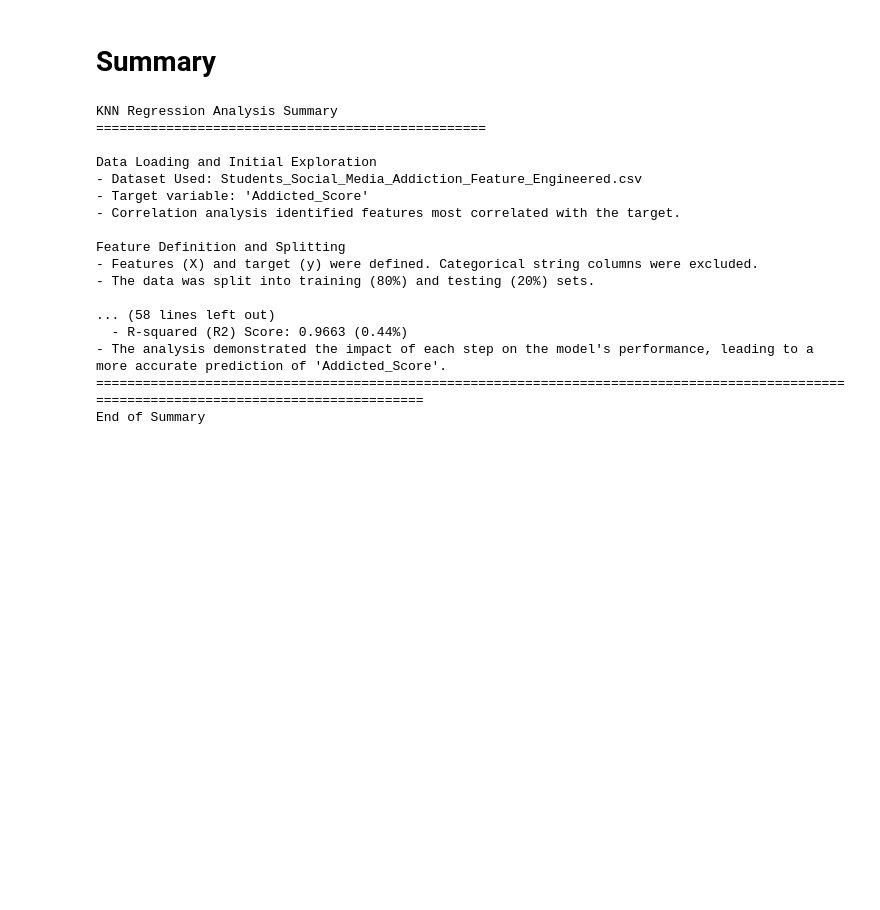
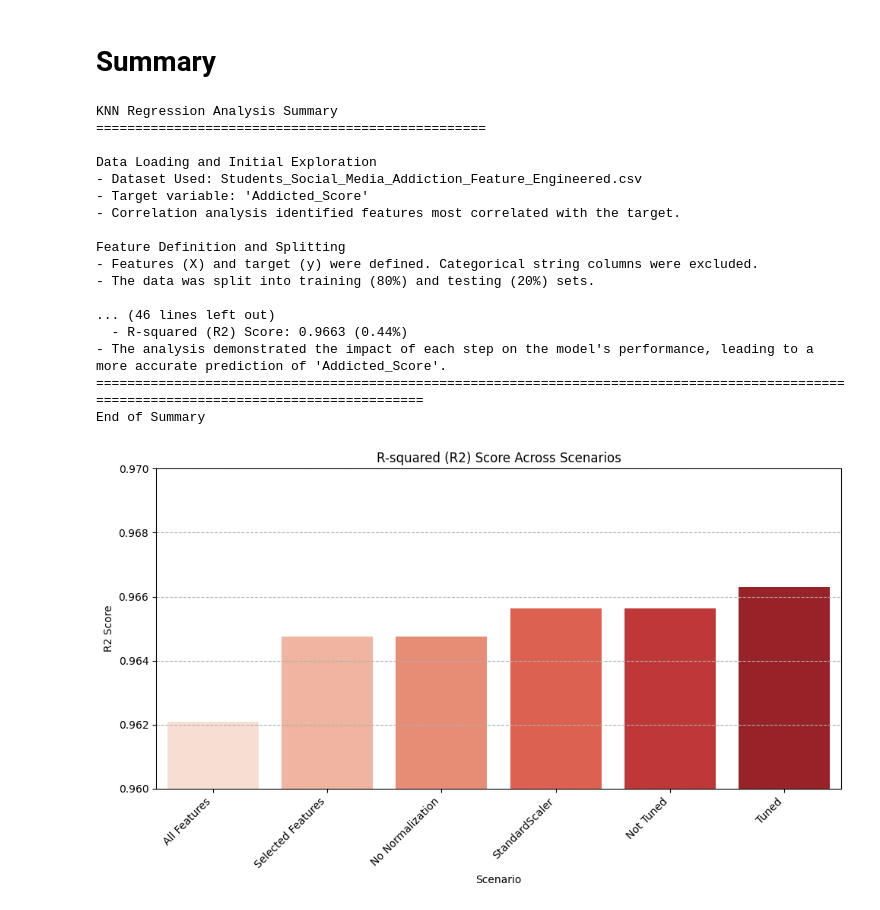
Before and after one commit to tsaqifimtinan/finalproject-kel-8-pm-d, a Jupyter notebook: KNN/KNN_Regression_Analysis.ipynb, the cells around one changed output. Saved outputs shown, nothing was run; the diff lists cells and outputs as text; code cells hidden in the pictures; blank space fills up the shorter version.

```diff
--- a/KNN/KNN_Regression_Analysis.ipynb
+++ b/KNN/KNN_Regression_Analysis.ipynb
@@ -632,68 +623,50 @@ print("\nScenario Analysis: Improving Model Performance")
 
 print("\nFeature Selection Analysis")
 print("- Scenario 1.1: Using All Features: The KNN model was trained and evaluated using all available numerical features.")
-print(f"  - MAE: {mae_all_features:.4f}, MSE: {mse_all_features:.4f}, RMSE: {rmse_all_features:.4f}, R2: {r2_all_features:.4f}")
+print(f"  - R2: {r2_all_features:.4f}")
 print("- Scenario 1.2: Using SelectKBest:*Feature selection using SelectKBest with `f_regression` was applied.")
 print("- A search was conducted to find the optimal number of features (k) to select based on maximizing the R2 score.")
 print(f"- The optimal number of features found was: {optimal_num_features}")
 print(f"- The selected feature names are: {selected_feature_names.tolist()}")
 print("- The KNN model was trained and evaluated using only these selected features.")
-print(f"  - MAE: {mae_selected_features:.4f}, MSE: {mse_selected_features:.4f}, RMSE: {rmse_selected_features:.4f}, R2: {r2_selected_features:.4f}")
+print(f"  - R2: {r2_selected_features:.4f}")
 print(f"- Best Feature Selection Strategy: Based on the comparison of R2 scores, the best scenario was: {best_scenario}.")
 
-mae_fs_improvement_percent = ((mae_selected_features - mae_all_features) / mae_all_features) * 100
-mse_fs_improvement_percent = ((mse_selected_features - mae_all_features) / mae_all_features) * 100
-rmse_fs_improvement_percent = ((rmse_selected_features - rmse_all_features) / rmse_all_features) * 100
 r2_fs_improvement_percent = ((r2_selected_features - r2_all_features) / r2_all_features) * 100
 
 print("  - Using selected features led to the following changes:")
-print(f"    - MAE changed from {mae_all_features:.4f} to {mae_selected_features:.4f} ({mae_fs_improvement_percent:.2f}%)")
-print(f"    - MSE changed from {mse_all_features:.4f} to {mse_selected_features:.4f} ({mse_fs_improvement_percent:.2f}%)")
-print(f"    - RMSE changed from {rmse_all_features:.4f} to {rmse_selected_features:.4f} ({rmse_fs_improvement_percent:.2f}%)")
 print(f"    - R2 changed from {r2_all_features:.4f} to {r2_selected_features:.4f} ({r2_fs_improvement_percent:.2f}%)")
 
 
 print("\nNormalization Analysis (Applied to the best feature set)")
 print("- Scenario 2.1: No Normalization: The KNN model was trained and evaluated on the selected features without scaling.")
-print(f"  - MAE: {mae_no_norm:.4f}, MSE: {mse_no_norm:.4f}, RMSE: {rmse_no_norm:.4f}, R2: {r2_no_norm:.4f}")
+print(f"  - R2: {r2_no_norm:.4f}")
 print("- Scenario 2.2: With StandardScaler: The selected features were scaled using StandardScaler.")
 print("- The KNN model was trained and evaluated on the scaled selected features.")
-print(f"  - MAE: {mae_scaled:.4f}, MSE: {mse_scaled:.4f}, RMSE: {rmse_scaled:.4f}, R2: {r2_scaled:.4f}")
+print(f"  - R2: {r2_scaled:.4f}")
 print(f"- Best Normalization Strategy: Based on the comparison of R2 scores, the best scenario was: {best_normalization_scenario}.")
 
-mae_norm_improvement_percent = ((mae_scaled - mae_no_norm) / mae_no_norm) * 100
-mse_norm_improvement_percent = ((mse_scaled - mse_no_norm) / mse_no_norm) * 100
-rmse_norm_improvement_percent = ((rmse_scaled - rmse_no_norm) / rmse_no_norm) * 100
 r2_norm_improvement_percent = ((r2_scaled - r2_no_norm) / r2_no_norm) * 100
 
 
 print("  - Applying StandardScaler led to the following changes:")
-print(f"    - MAE changed from {mae_no_norm:.4f} to {mae_scaled:.4f} ({mae_norm_improvement_percent:.2f}%)")
-print(f"    - MSE changed from {mse_no_norm:.4f} to {mse_scaled:.4f} ({mse_norm_improvement_percent:.2f}%)")
-print(f"    - RMSE changed from {rmse_no_norm:.4f} to {rmse_scaled:.4f} ({rmse_norm_improvement_percent:.2f}%)")
 print(f"    - R2 changed from {r2_no_norm:.4f} to {r2_scaled:.4f} ({r2_norm_improvement_percent:.2f}%)")
 
 
 print("\nParameter Tuning Analysis (Applied to the best feature set and normalization)")
 print("- Scenario 3.1: Not Tuned: The KNN model was trained using the initially found optimal `n_neighbors` ({optimal_k_value}) on the scaled selected features.")
-print(f"  - MAE: {mae_not_tuned:.4f}, MSE: {mse_not_tuned:.4f}, RMSE: {rmse_not_tuned:.4f}, R2: {r2_not_tuned:.4f}")
+print(f"  - R2: {r2_not_tuned:.4f}")
 print("- Scenario 3.2: Tuned (GridSearchCV): GridSearchCV was used to find the best `n_neighbors` within the range 1 to 39, using 5-fold cross-validation and minimizing negative MSE.")
 print(f"- The best `n_neighbors` found by GridSearchCV was: {best_n_neighbors}")
 print(f"- The corresponding cross-validation RMSE for the best `n_neighbors` was: {np.sqrt(-best_cv_score):.4f}")
 print("- A final KNN model was trained using the best `n_neighbors` ({best_n_neighbors}) on the entire scaled selected training data and evaluated on the test set.")
-print(f"  - MAE: {mae_tuned:.4f}, MSE: {mse_tuned:.4f}, RMSE: {rmse_tuned:.4f}, R2: {r2_tuned:.4f}")
+print(f"  - R2: {r2_tuned:.4f}")
 print(f"- Best Tuning Strategy: Based on the comparison of R2 scores on the test set, the best model was: {best_model}.")
 
-mae_tuned_improvement_percent = ((mae_tuned - mae_not_tuned) / mae_not_tuned) * 100
-mse_tuned_improvement_percent = ((mse_tuned - mse_not_tuned) / mse_not_tuned) * 100
-rmse_tuned_improvement_percent = ((rmse_tuned - rmse_not_tuned) / rmse_not_tuned) * 100
 r2_tuned_improvement_percent = ((r2_tuned - r2_not_tuned) / r2_not_tuned) * 100
 
 
 print("  - Tuning the `n_neighbors` parameter using GridSearchCV led to the following changes:")
-print(f"    - MAE changed from {mae_not_tuned:.4f} to {mae_tuned:.4f} ({mae_tuned_improvement_percent:.2f}%)")
-print(f"    - MSE changed from {mse_not_tuned:.4f} to {mse_tuned:.4f} ({mse_tuned_improvement_percent:.2f}%)")
-print(f"    - RMSE changed from {rmse_not_tuned:.4f} to {rmse_tuned:.4f} ({rmse_tuned_improvement_percent:.2f}%)")
 print(f"    - R2 changed from {r2_not_tuned:.4f} to {r2_tuned:.4f} ({r2_tuned_improvement_percent:.2f}%)")
 
 print("\nOverall Conclusion")
@@ -701,14 +674,8 @@ print("- The KNN Regression analysis involved steps for feature selection, norma
 print(f"- The best performing approach combined {best_scenario.lower()}, {best_normalization_scenario.lower()}, and {best_model.lower()}.")
 print("- The final tuned model, using scaled selected features and the best n_neighbors, achieved the following performance on the test set:")
 
-overall_mae_improvement_percent = ((mae_tuned - mae_all_features) / mae_all_features) * 100
-overall_mse_improvement_percent = ((mse_tuned - mae_all_features) / mae_all_features) * 100
-overall_rmse_improvement_percent = ((rmse_tuned - rmse_all_features) / rmse_all_features) * 100
 overall_r2_improvement_percent = ((r2_tuned - r2_all_features) / r2_all_features) * 100
 
-print(f"  - Mean Absolute Error (MAE): {mae_tuned:.4f} ({overall_mae_improvement_percent:.2f}%)")
-print(f"  - Mean Squared Error (MSE): {mse_tuned:.4f} ({overall_mse_improvement_percent:.2f}%)")
-print(f"  - Root Mean Squared Error (RMSE): {rmse_tuned:.4f} ({overall_rmse_improvement_percent:.2f}%)")
 print(f"  - R-squared (R2) Score: {r2_tuned:.4f} ({overall_r2_improvement_percent:.2f}%)")
 
 
@@ -728,8 +695,29 @@ Feature Definition and Splitting
 - Features (X) and target (y) were defined. Categorical string columns were excluded.
 - The data was split into training (80%) and testing (20%) sets.
 
-... (58 lines left out)
+... (46 lines left out)
   - R-squared (R2) Score: 0.9663 (0.44%)
 - The analysis demonstrated the impact of each step on the model's performance, leading to a more accurate prediction of 'Addicted_Score'.
 ==========================================================================================================================================
 End of Summary
+# %%
+scenario_labels = ['All Features', 'Selected Features', 'No Normalization', 'StandardScaler', 'Not Tuned', 'Tuned']
+r2_values = [r2_all_features, r2_selected_features, r2_no_norm, r2_scaled, r2_not_tuned, r2_tuned]
+
+performance_df = pd.DataFrame({
+    'Scenario': scenario_labels,
+    'R2 Score': r2_values
+})
+
+plt.figure(figsize=(10, 6))
+sns.barplot(x='Scenario', y='R2 Score', data=performance_df, palette='Reds')
+plt.title('R-squared (R2) Score Across Scenarios')
+plt.ylabel('R2 Score')
+plt.xlabel('Scenario')
+plt.xticks(rotation=45, ha='right')
+plt.grid(axis='y', linestyle='--')
+plt.ylim(0.96, 0.97)
+plt.tight_layout()
+plt.show()
+# %% [output]
+[figure, added]
```
Also changed, not shown: parts of 18 cells of this notebook.
